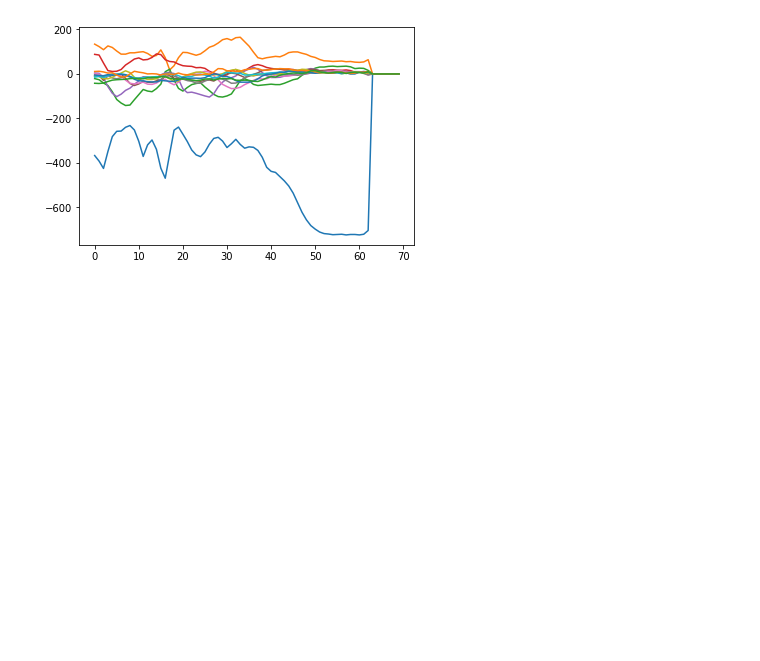
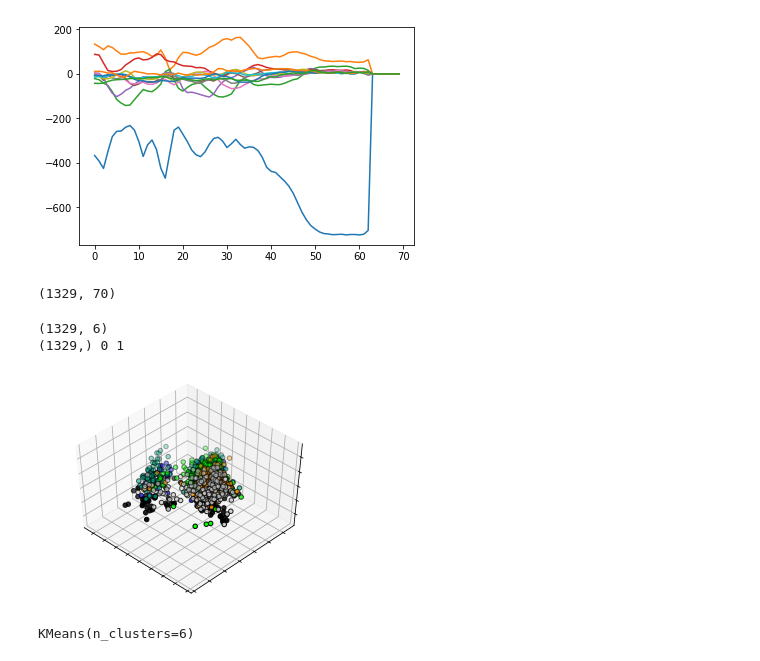
Before and after one commit to Faudil/sound-encoding-neural-network, a Jupyter notebook: Dataset exploration.ipynb, the cells around one changed output. Cells and saved outputs as stored; diff of their text form; code cells hidden in the pictures; blank space fills up the shorter version.

```diff
--- a/Dataset exploration.ipynb
+++ b/Dataset exploration.ipynb
@@ -18,7 +20,7 @@ emotion_list = ["calm", "happy", "angry", "fearful", "surprised", "sad"]
 vm = VoiceModule("emotion", emotion_list, None)
 
 X_file = f"x_{'_'.join(emotion_list)}-{vm._name}.npy"
-Y_file = f"y_{'_'.join(emotion_list)}.npy"
+Y_file = f"y_{'_'.join(emotion_list)}-{vm._name}.npy"
 # %%
 # Now we load the data
 """
@@ -62,3 +64,46 @@ plt.show()
 happy
 [figure]
 [figure]
+# %%
+# Now I will do a PCA on the data
+#To perform PCA
+X_mean = np.mean(X, axis=2)
+print(X_mean.shape)
+pca = decomposition.PCA(n_components=2)
+pca.fit(X_mean)
+X_pca = pca.transform(X_mean)
+# %% [output]
+(1329, 70)
+# %%
+# Now we display it
+
+fig = plt.figure(1, figsize=(4, 3))
+plt.clf()
+ax = Axes3D(fig, rect=[0, 0, .95, 1], elev=48, azim=134)
+
+plt.cla()
+
+print(Y.shape)
+y = np.argmax(Y, axis=1)
+print(y.shape, y[0], y[400])
+# Reorder the labels to have colors matching the cluster results
+ax.scatter(X_pca[:, 0], X_pca[:, 1], c=y, cmap=plt.cm.nipy_spectral,
+           edgecolor='k')
+
+ax.w_xaxis.set_ticklabels([])
+ax.w_yaxis.set_ticklabels([])
+ax.w_zaxis.set_ticklabels([])
+
+plt.show()
+# %% [output]
+(1329, 6)
+(1329,) 0 1
+[figure, added]
+# %%
+# Now I will do k-mean see if we can find some cluster
+
+
+kmeans = sklearn.cluster.KMeans(init='k-means++', n_clusters=6, n_init=10)
+kmeans.fit(X_mean)
+# %% [output]
+KMeans(n_clusters=6)
```
Also changed, not shown: parts of 2 cells of this notebook, 5 other files.
